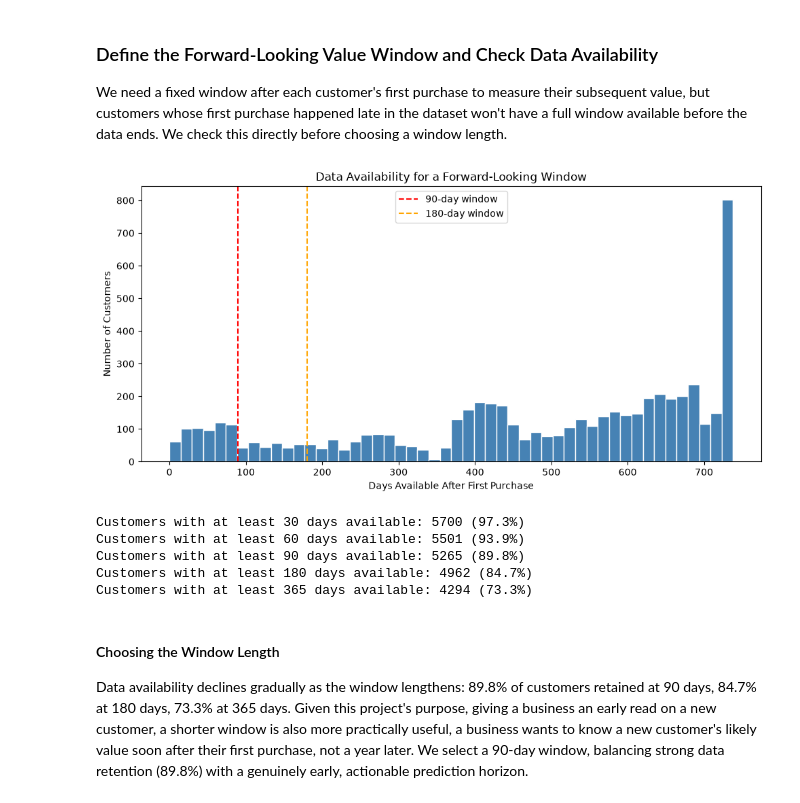
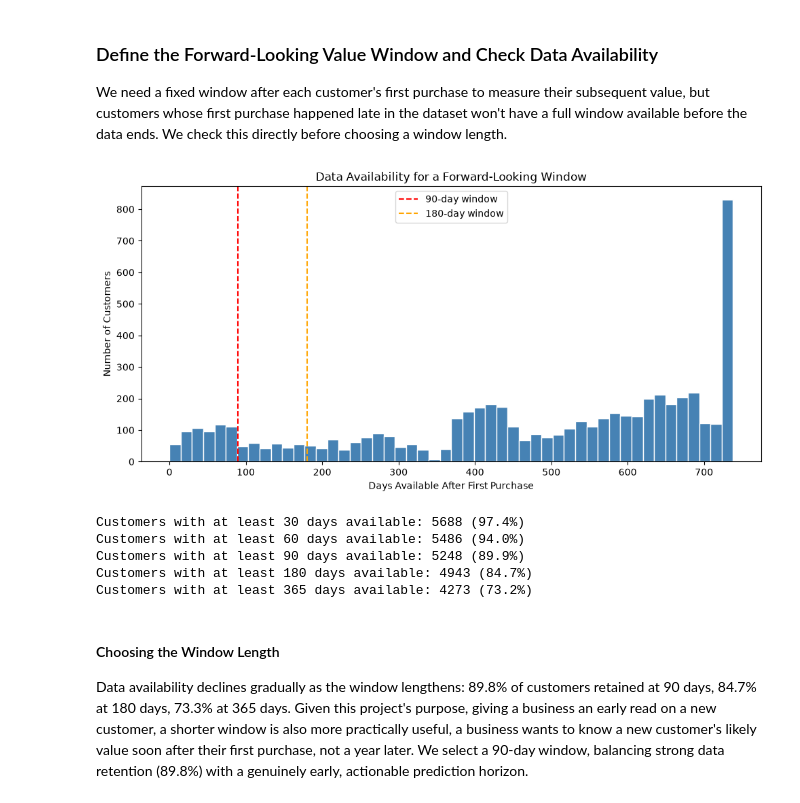
Before and after one commit to SourodeepRoy30/clv-predictor, a Jupyter notebook: notebooks/10_new_customer_scoring.ipynb, the cells around one changed output. Cells and saved outputs as stored; diff of their text form; code cells hidden in the pictures.

```diff
--- a/notebooks/10_new_customer_scoring.ipynb
+++ b/notebooks/10_new_customer_scoring.ipynb
@@ -67,32 +67,33 @@ Number of customers with first-order features: 5861
 
 We need a fixed window after each customer's first purchase to measure their subsequent value, but customers whose first purchase happened late in the dataset won't have a full window available before the data ends. We check this directly before choosing a window length.
 # %%
-dataset_end_date = df['InvoiceDate'].max()
+dataset_end_date = df['InvoiceDate'].max().normalize()
+first_order_features['First_Purchase_Day'] = first_order_features['First_Purchase_Date'].dt.normalize()
 
-# For each customer, how many days of "runway" exist between their first purchase and the dataset's end
-first_order_features['Days_Available'] = (dataset_end_date - first_order_features['First_Purchase_Date']).dt.days
+# For each customer, how many full days of "runway" exist between their first purchase day and the dataset's last day
+first_order_features['Days_Available'] = (dataset_end_date - first_order_features['First_Purchase_Day']).dt.days
 
 fig, ax = plt.subplots(figsize=(10, 5))
 ax.hist(first_order_features['Days_Available'], bins=50, color='steelblue', edgecolor='white')
 ax.set_xlabel('Days Available After First Purchase')
 ax.set_ylabel('Number of Customers')
 ax.set_title('Data Availability for a Forward-Looking Window')
 ax.axvline(90, color='red', linestyle='--', label='90-day window')
 ax.axvline(180, color='orange', linestyle='--', label='180-day window')
 ax.legend()
 plt.tight_layout()
 plt.show()
 
 for window in [30, 60, 90, 180, 365]:
     n_customers = (first_order_features['Days_Available'] >= window).sum()
     print(f"Customers with at least {window} days available: {n_customers} ({n_customers/len(first_order_features)*100:.1f}%)")
 # %% [output]
-[figure, old version]
+[figure, new version]
-Customers with at least 30 days available: 5700 (97.3%)
-Customers with at least 60 days available: 5501 (93.9%)
-Customers with at least 90 days available: 5265 (89.8%)
-Customers with at least 180 days available: 4962 (84.7%)
-Customers with at least 365 days available: 4294 (73.3%)
+Customers with at least 30 days available: 5688 (97.4%)
+Customers with at least 60 days available: 5486 (94.0%)
+Customers with at least 90 days available: 5248 (89.9%)
+Customers with at least 180 days available: 4943 (84.7%)
+Customers with at least 365 days available: 4273 (73.2%)
 # %% [markdown]
 #### Choosing the Window Length
 
```
Also changed, not shown: parts of 9 cells of this notebook.
